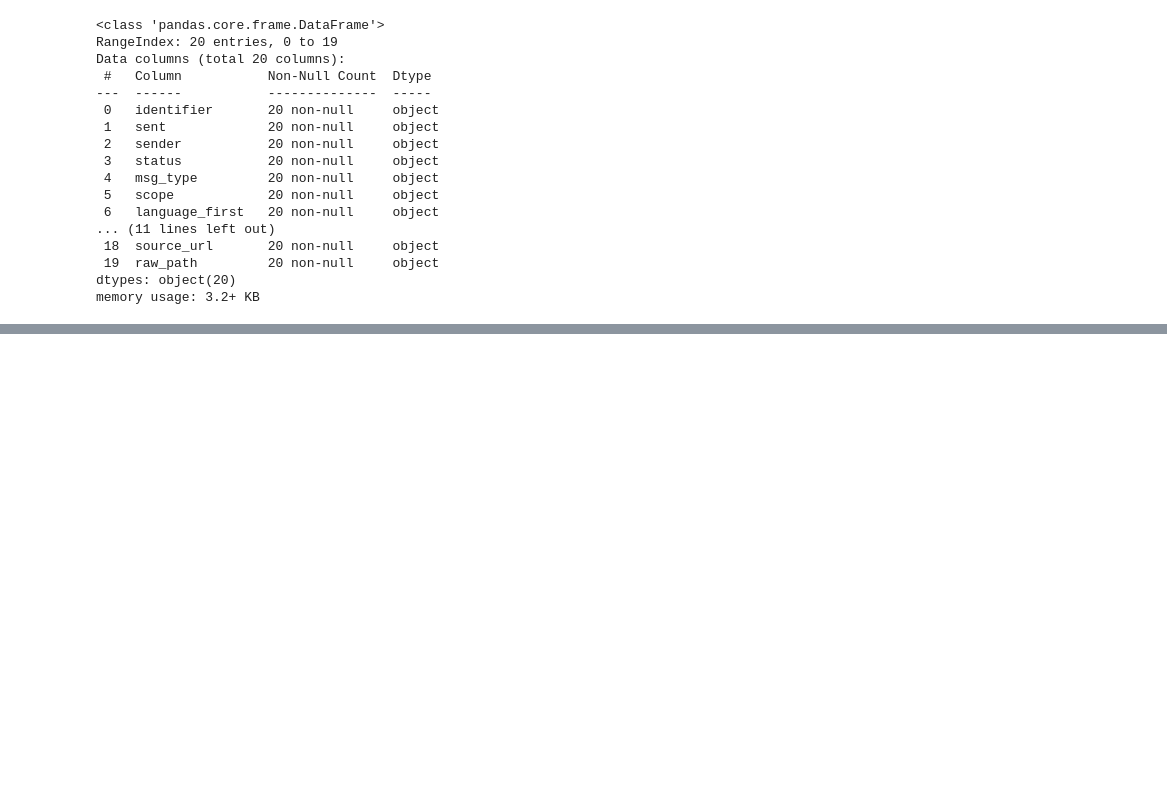
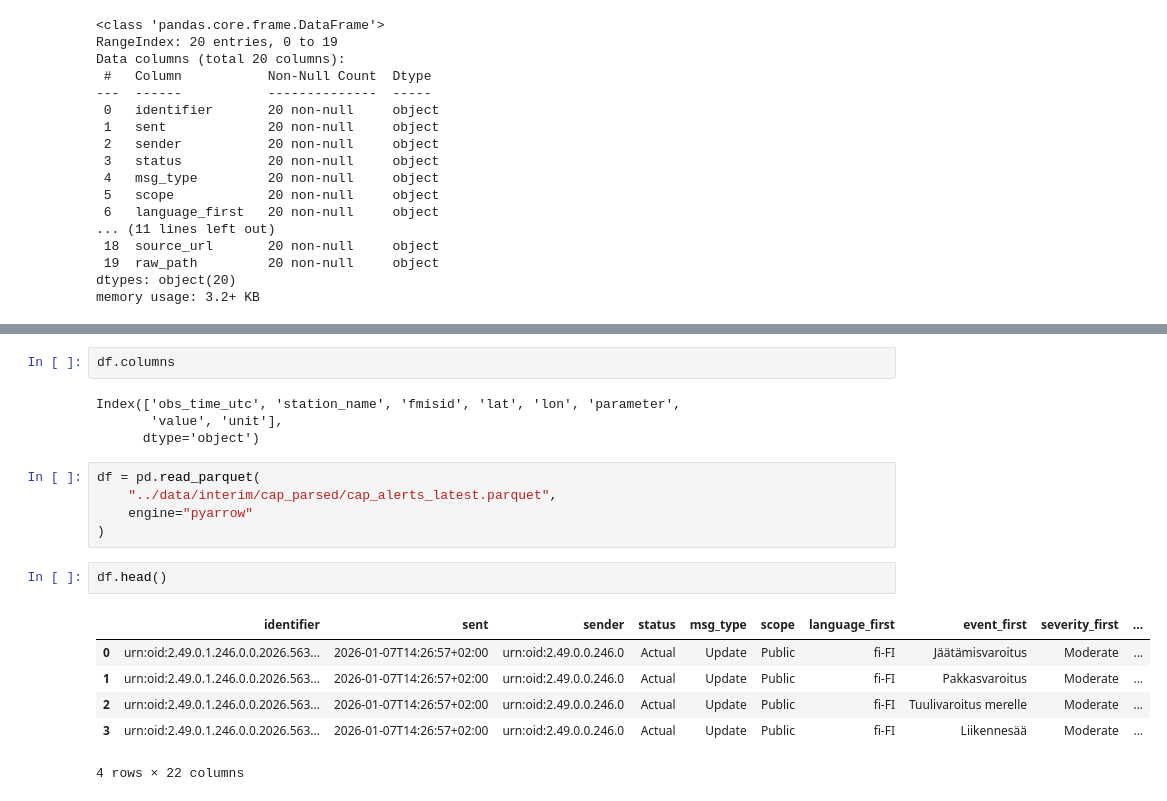
Before and after one commit to FuzelahamedShaik/windthrow-nowcasting, a Jupyter notebook: notebooks/01_data_exploration.ipynb, the cells around one changed output, grey strips where cells are left out. Drawn from its saved outputs; the diff is of its cells as text; blank space fills up the shorter version.

Commit message:
connect bq, created migrations, and grid values

```diff
--- a/notebooks/01_data_exploration.ipynb
+++ b/notebooks/01_data_exploration.ipynb
@@ -160,0 +228,20 @@ memory usage: 3.2+ KB
+# %%
+df.columns
+# %% [output]
+Index(['obs_time_utc', 'station_name', 'fmisid', 'lat', 'lon', 'parameter',
+       'value', 'unit'],
+      dtype='object')
+# %%
+df = pd.read_parquet(
+    "../data/interim/cap_parsed/cap_alerts_latest.parquet",
+    engine="pyarrow"
+)
+# %%
+df.head()
+# %% [output]
+|  | identifier | sent | sender | status | msg_type | scope | language_first | event_first | severity_first | ... |
+| 0 | urn:oid:2.49.0.1.246.0.0.2026.563... | 2026-01-07T14:26:57+02:00 | urn:oid:2.49.0.0.246.0 | Actual | Update | Public | fi-FI | Jäätämisvaroitus | Moderate | ... |
+| 1 | urn:oid:2.49.0.1.246.0.0.2026.563... | 2026-01-07T14:26:57+02:00 | urn:oid:2.49.0.0.246.0 | Actual | Update | Public | fi-FI | Pakkasvaroitus | Moderate | ... |
+| 2 | urn:oid:2.49.0.1.246.0.0.2026.563... | 2026-01-07T14:26:57+02:00 | urn:oid:2.49.0.0.246.0 | Actual | Update | Public | fi-FI | Tuulivaroitus merelle | Moderate | ... |
+| 3 | urn:oid:2.49.0.1.246.0.0.2026.563... | 2026-01-07T14:26:57+02:00 | urn:oid:2.49.0.0.246.0 | Actual | Update | Public | fi-FI | Liikennesää | Moderate | ... |
+4 rows × 22 columns
```
Also changed, not shown: parts of 7 cells of this notebook, 16 other files.
